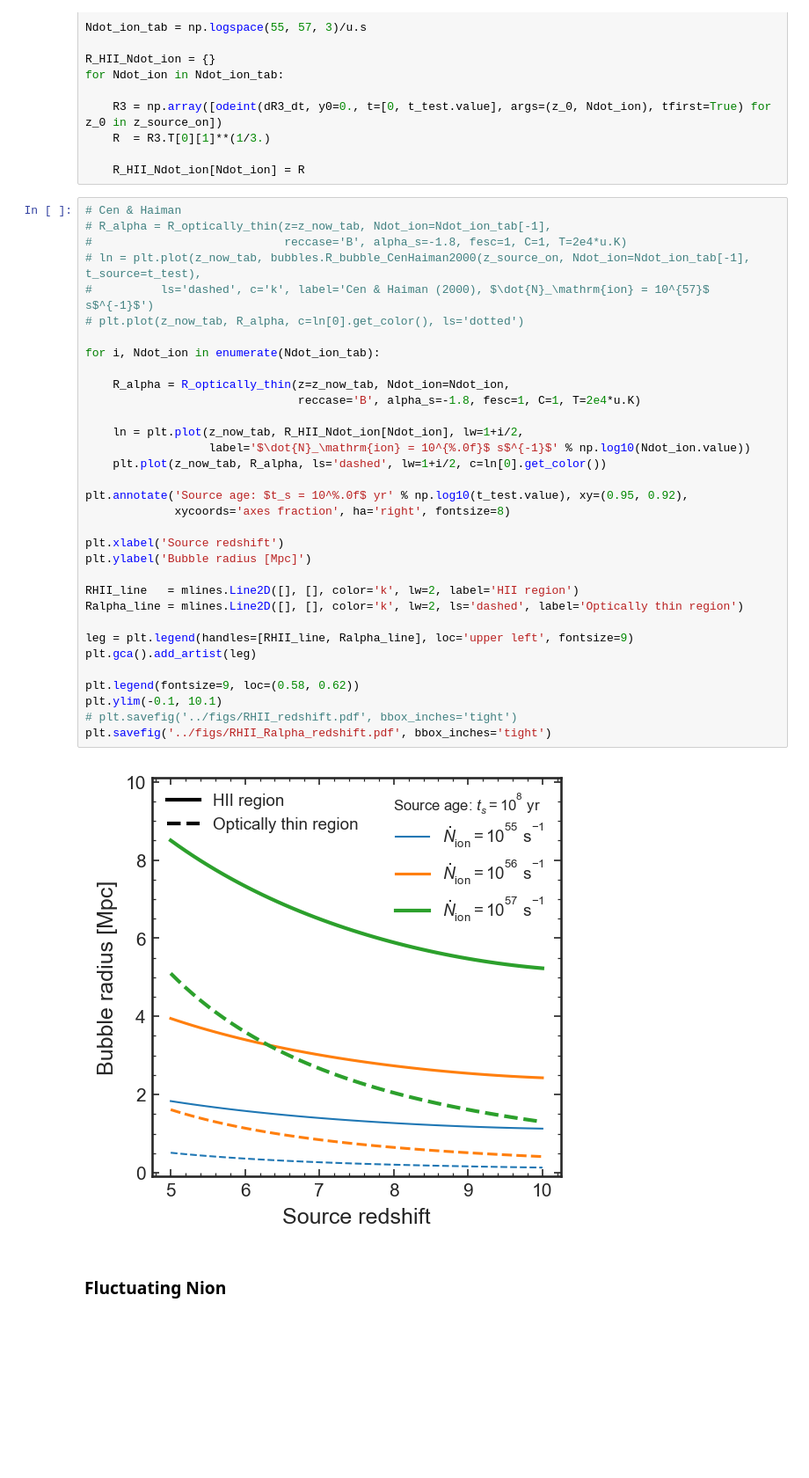
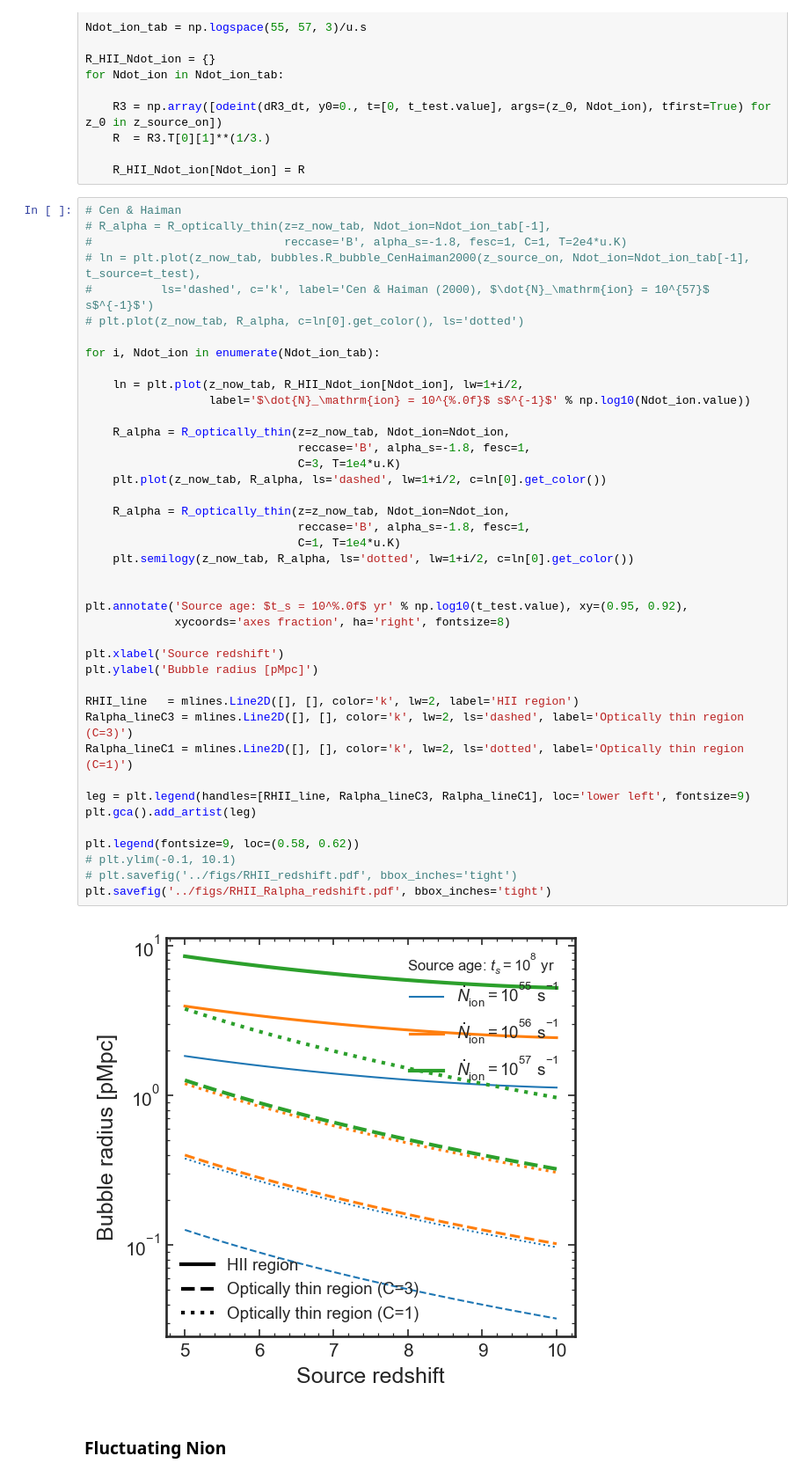
Before and after one commit to charlottenosam/LyaLineshapes, a Jupyter notebook: notebooks/bubble_size_lya_DV.ipynb, the cells around one changed output. Shown at 88% size. Cells and saved outputs as stored; diff of their text form; blank space fills up the shorter version.

```diff
--- a/notebooks/bubble_size_lya_DV.ipynb
+++ b/notebooks/bubble_size_lya_DV.ipynb
@@ -573,38 +581,46 @@ for Ndot_ion in Ndot_ion_tab:
 # %%
 # Cen & Haiman
 # R_alpha = R_optically_thin(z=z_now_tab, Ndot_ion=Ndot_ion_tab[-1],
 #                            reccase='B', alpha_s=-1.8, fesc=1, C=1, T=2e4*u.K)
 # ln = plt.plot(z_now_tab, bubbles.R_bubble_CenHaiman2000(z_source_on, Ndot_ion=Ndot_ion_tab[-1], t_source=t_test),
 #          ls='dashed', c='k', label='Cen & Haiman (2000), $\dot{N}_\mathrm{ion} = 10^{57}$ s$^{-1}$')
 # plt.plot(z_now_tab, R_alpha, c=ln[0].get_color(), ls='dotted')
 
 for i, Ndot_ion in enumerate(Ndot_ion_tab):
 
-    R_alpha = R_optically_thin(z=z_now_tab, Ndot_ion=Ndot_ion,
-                               reccase='B', alpha_s=-1.8, fesc=1, C=1, T=2e4*u.K)
-
     ln = plt.plot(z_now_tab, R_HII_Ndot_ion[Ndot_ion], lw=1+i/2,
                   label='$\dot{N}_\mathrm{ion} = 10^{%.0f}$ s$^{-1}$' % np.log10(Ndot_ion.value))
+
+    R_alpha = R_optically_thin(z=z_now_tab, Ndot_ion=Ndot_ion,
+                               reccase='B', alpha_s=-1.8, fesc=1,
+                               C=3, T=1e4*u.K)
     plt.plot(z_now_tab, R_alpha, ls='dashed', lw=1+i/2, c=ln[0].get_color())
+
+    R_alpha = R_optically_thin(z=z_now_tab, Ndot_ion=Ndot_ion,
+                               reccase='B', alpha_s=-1.8, fesc=1,
+                               C=1, T=1e4*u.K)
+    plt.semilogy(z_now_tab, R_alpha, ls='dotted', lw=1+i/2, c=ln[0].get_color())
+
 
 plt.annotate('Source age: $t_s = 10^%.0f$ yr' % np.log10(t_test.value), xy=(0.95, 0.92),
              xycoords='axes fraction', ha='right', fontsize=8)
 
 plt.xlabel('Source redshift')
-plt.ylabel('Bubble radius [Mpc]')
+plt.ylabel('Bubble radius [pMpc]')
 
 RHII_line   = mlines.Line2D([], [], color='k', lw=2, label='HII region')
-Ralpha_line = mlines.Line2D([], [], color='k', lw=2, ls='dashed', label='Optically thin region')
+Ralpha_lineC3 = mlines.Line2D([], [], color='k', lw=2, ls='dashed', label='Optically thin region (C=3)')
+Ralpha_lineC1 = mlines.Line2D([], [], color='k', lw=2, ls='dotted', label='Optically thin region (C=1)')
 
-leg = plt.legend(handles=[RHII_line, Ralpha_line], loc='upper left', fontsize=9)
+leg = plt.legend(handles=[RHII_line, Ralpha_lineC3, Ralpha_lineC1], loc='lower left', fontsize=9)
 plt.gca().add_artist(leg)
 
 plt.legend(fontsize=9, loc=(0.58, 0.62))
-plt.ylim(-0.1, 10.1)
+# plt.ylim(-0.1, 10.1)
 # plt.savefig('../figs/RHII_redshift.pdf', bbox_inches='tight')
 plt.savefig('../figs/RHII_Ralpha_redshift.pdf', bbox_inches='tight')
 # %% [output]
-[figure, old version]
+[figure, new version]
 # %% [markdown]
 ### Fluctuating Nion
 # %%
```
Also changed, not shown: parts of 16 cells of this notebook, 25 other files.
